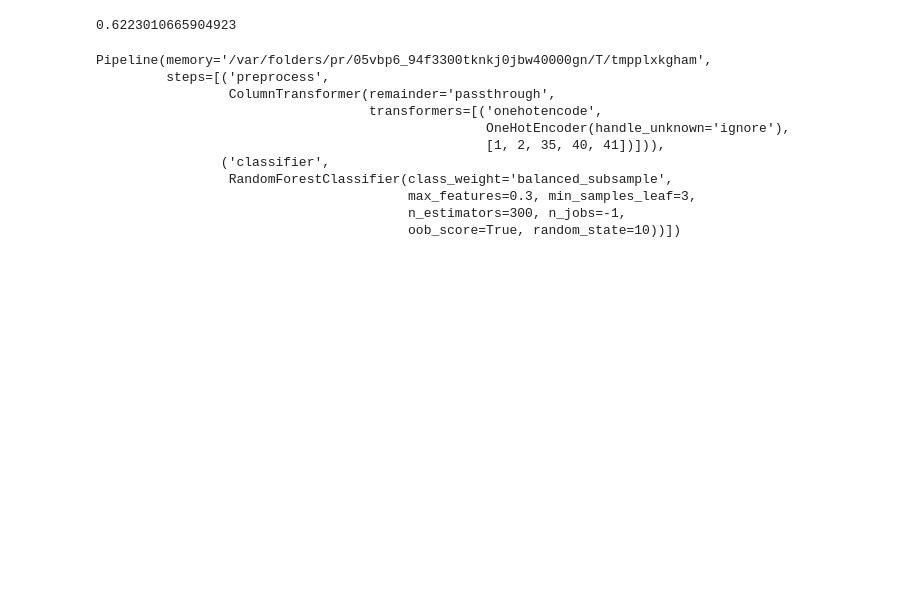
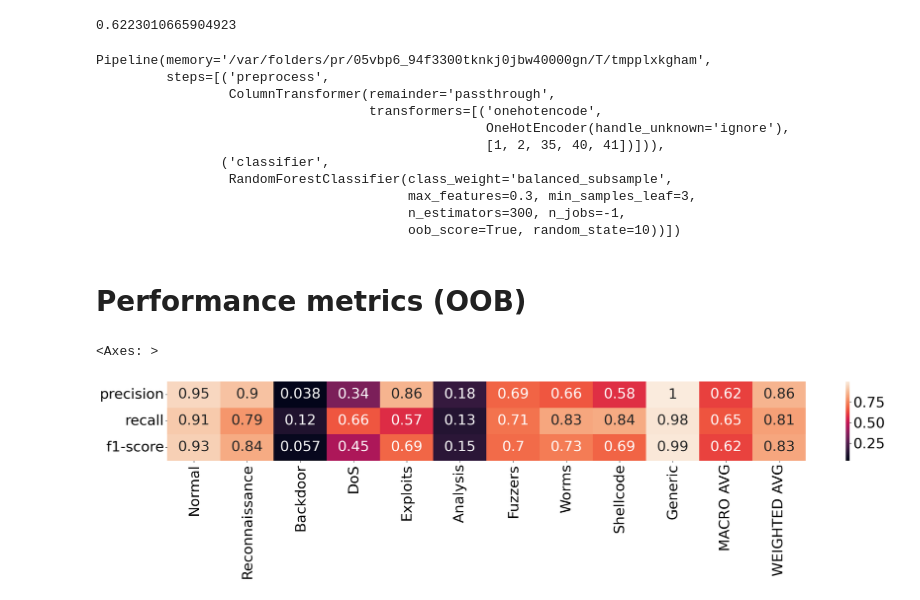
Before and after one commit to darrendube/ML441_assignment4, a Jupyter notebook: notebook.ipynb, the cells around one changed output. Drawn from its saved outputs; the diff is of its cells as text; code cells hidden in the pictures; blank space fills up the shorter version.

```diff
--- a/notebook.ipynb
+++ b/notebook.ipynb
@@ -145,3 +145,38 @@ Pipeline(memory='/var/folders/pr/05vbp6_94f3300tknkj0jbw40000gn/T/tmpplxkgham',
                                         max_features=0.3, min_samples_leaf=3,
                                         n_estimators=300, n_jobs=-1,
                                         oob_score=True, random_state=10))])
+# %% [markdown]
+# Performance metrics (OOB)
+# %%
+import numpy as np
+from sklearn.metrics import classification_report, confusion_matrix, ConfusionMatrixDisplay
+
+mapping = pd.read_csv('attack_category_map.csv')
+name_map = dict(zip(mapping['Mapping'], mapping['Attack Category Name']))
+rf = best_rf_model.named_steps['classifier']
+y_oob_pred = rf.classes_[np.argmax(rf.oob_decision_function_, axis=1)]
+class_names = [name_map.get(c, c) for c in rf.classes_]
+classification_report = classification_report(y, y_oob_pred, labels=rf.classes_,target_names=class_names, digits=4, output_dict=True)
+# %%
+classification_report = pd.DataFrame(classification_report)
+# %%
+classification_report.columns = ['Normal','Reconnaissance',
+'Backdoor',
+'DoS',
+'Exploits',
+'Analysis',
+'Fuzzers',
+'Worms',
+'Shellcode',
+'Generic', 'ACCURACY', 'MACRO AVG', 'WEIGHTED AVG'
+]
+# %%
+import matplotlib.pyplot as plt
+import seaborn as sns
+
+plt.figure(figsize=(30,3))
+plt.rc('font', size=30)
+sns.heatmap(classification_report.iloc[[0,1,2]].drop(columns=['ACCURACY']), annot=True,)
+# %% [output]
+<Axes: >
+[figure, added]
```
Also changed, not shown: parts of 4 cells of this notebook, 1 other file.
